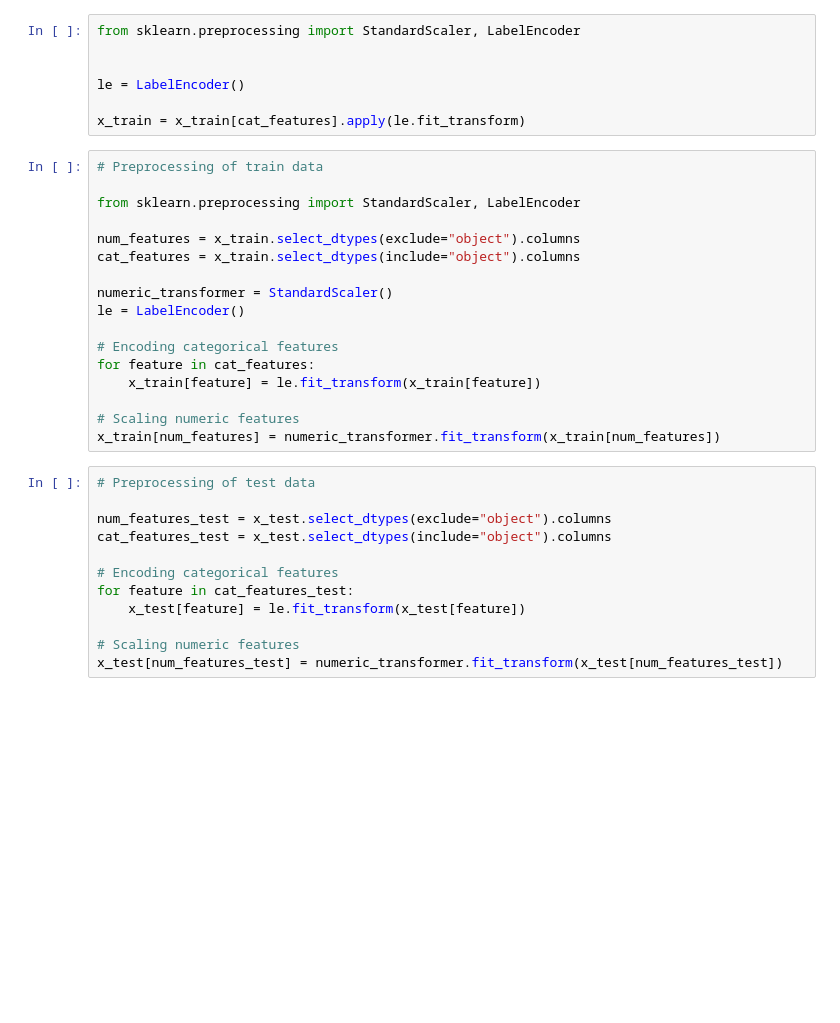
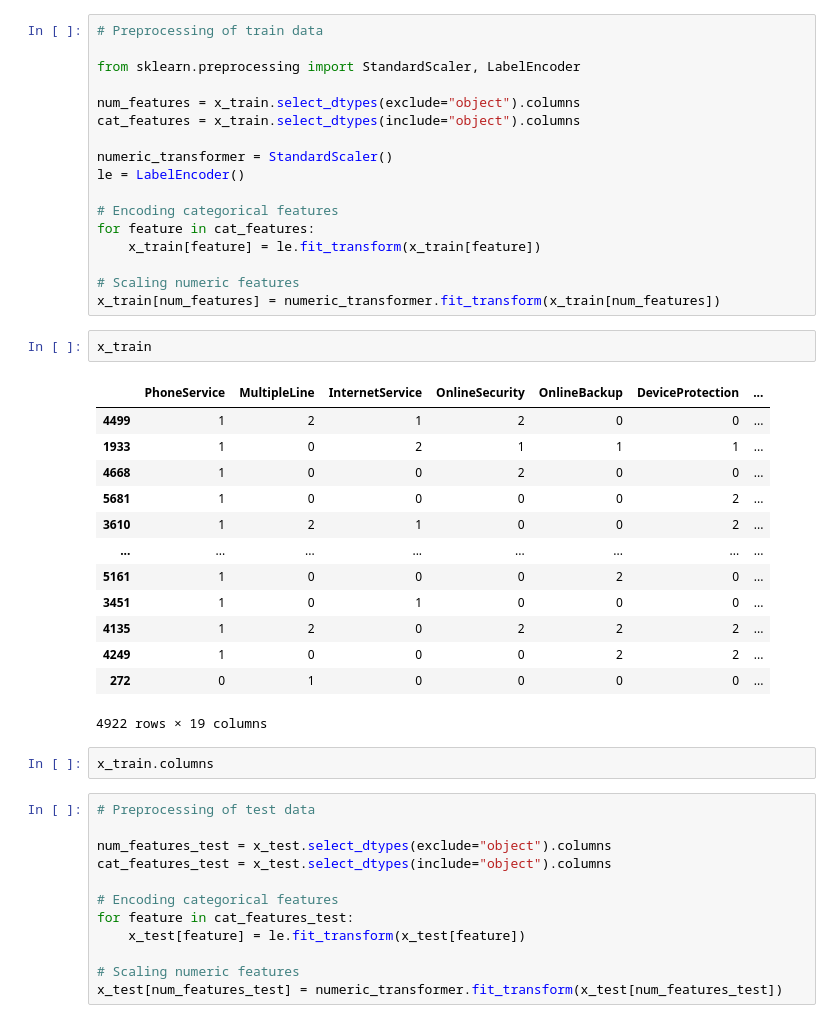
Before and after one commit to KuganParthiban/churn_webapp, a Jupyter notebook: Predict Customer Churn EDA & Deployment .ipynb, the cells around one changed output. Cells and saved outputs as stored; diff of their text form; blank space fills up the shorter version.

```diff
--- a/Predict Customer Churn EDA & Deployment .ipynb
+++ b/Predict Customer Churn EDA & Deployment .ipynb
@@ -397,10 +445,3 @@ x_train.info()
-# %%
-from sklearn.preprocessing import StandardScaler, LabelEncoder
-
-
-le = LabelEncoder()
-
-x_train = x_train[cat_features].apply(le.fit_transform)
 # %%
 # Preprocessing of train data
 
@@ -418,6 +459,24 @@ for feature in cat_features:
 
 # Scaling numeric features
 x_train[num_features] = numeric_transformer.fit_transform(x_train[num_features])
+# %%
+x_train
+# %% [output]
+|  | PhoneService | MultipleLine | InternetService | OnlineSecurity | OnlineBackup | DeviceProtection | ... |
+| 4499 | 1 | 2 | 1 | 2 | 0 | 0 | ... |
+| 1933 | 1 | 0 | 2 | 1 | 1 | 1 | ... |
+| 4668 | 1 | 0 | 0 | 2 | 0 | 0 | ... |
+| 5681 | 1 | 0 | 0 | 0 | 0 | 2 | ... |
+| 3610 | 1 | 2 | 1 | 0 | 0 | 2 | ... |
+| ... | ... | ... | ... | ... | ... | ... | ... |
+| 5161 | 1 | 0 | 0 | 0 | 2 | 0 | ... |
+| 3451 | 1 | 0 | 1 | 0 | 0 | 0 | ... |
+| 4135 | 1 | 2 | 0 | 2 | 2 | 2 | ... |
+| 4249 | 1 | 0 | 0 | 0 | 2 | 2 | ... |
+| 272 | 0 | 1 | 0 | 0 | 0 | 0 | ... |
+4922 rows × 19 columns
+# %%
+x_train.columns
 # %%
 # Preprocessing of test data
 
```
Also changed, not shown: parts of 35 cells of this notebook, 2 other files.
